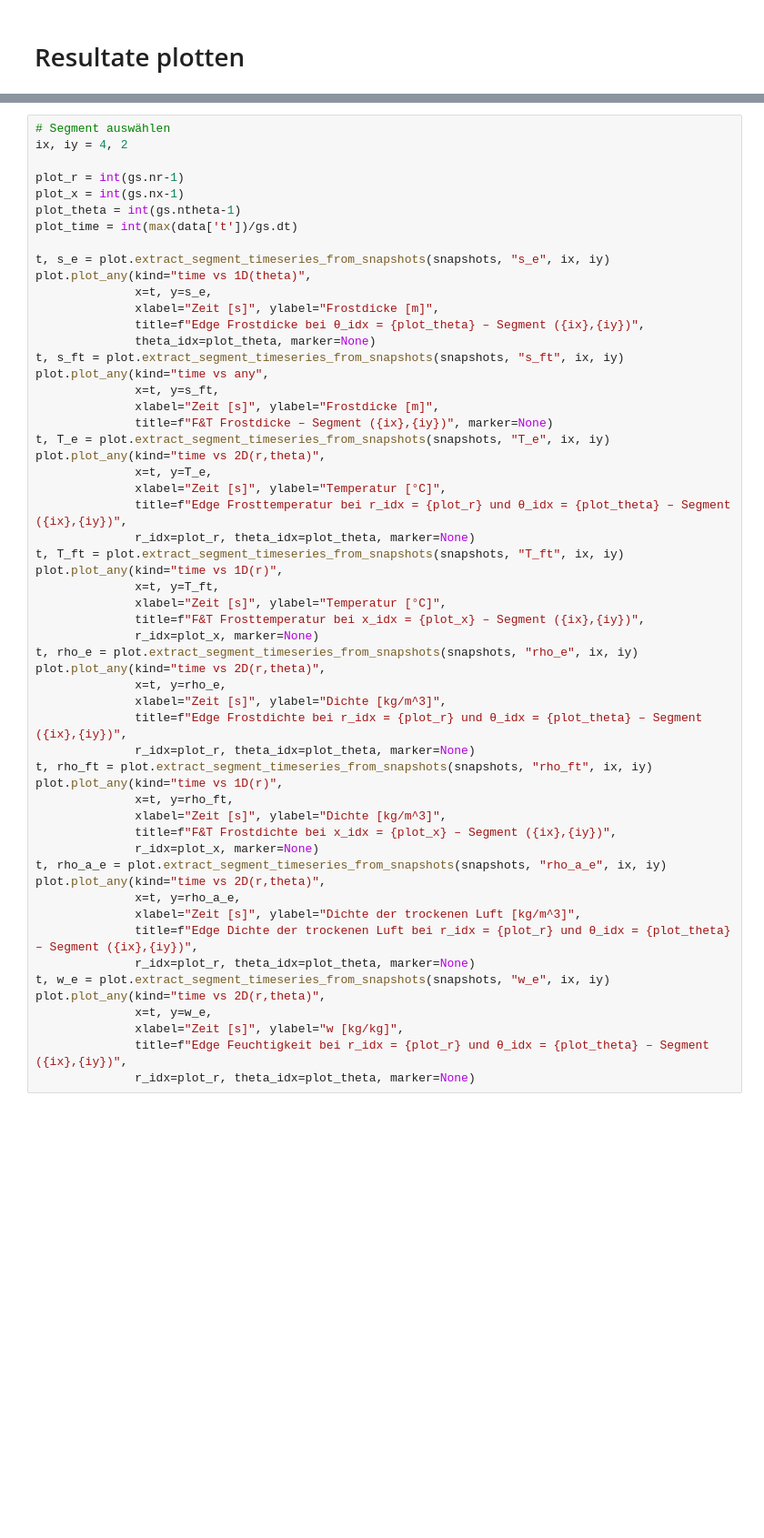
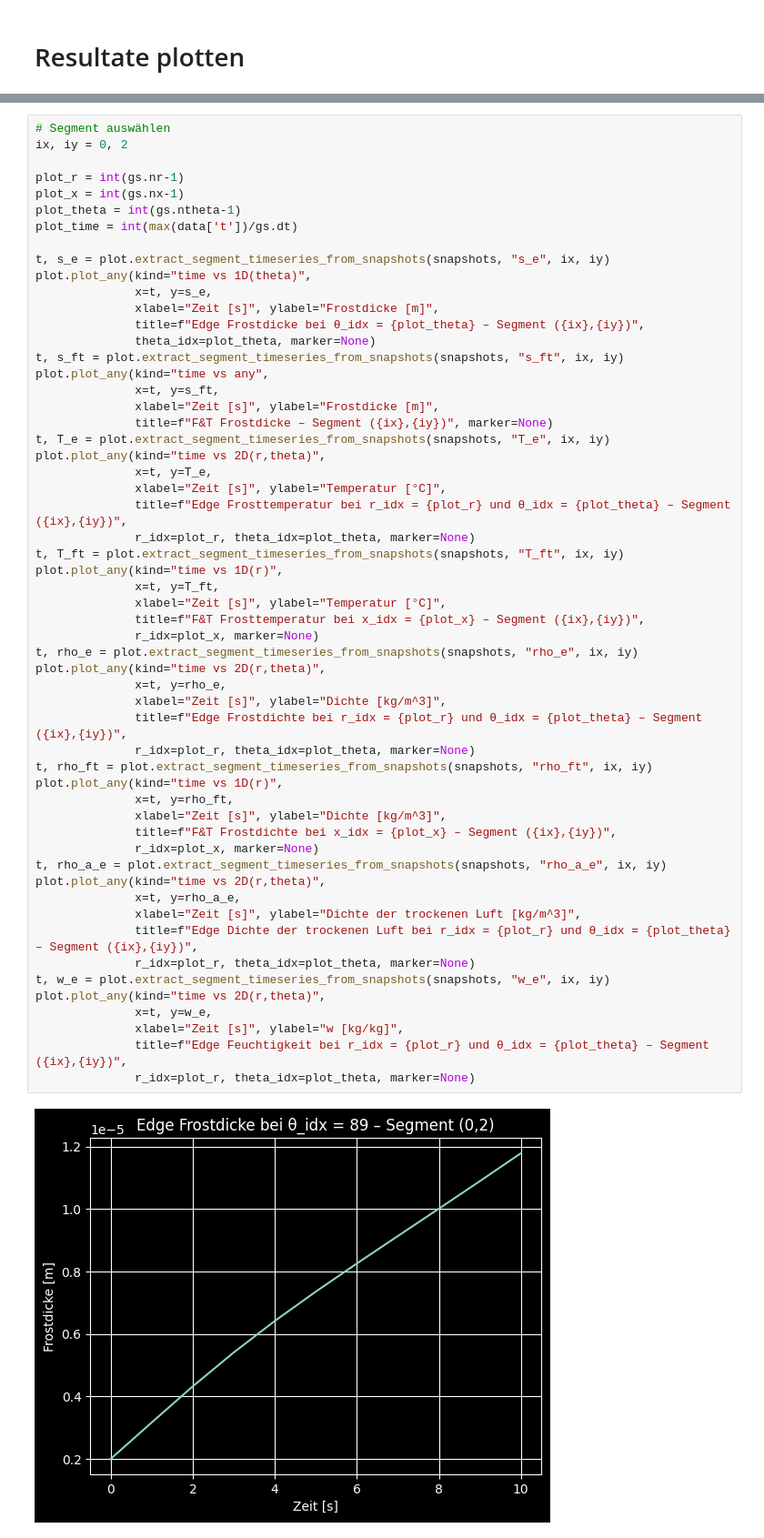
Before and after one commit to Lakito0100/MSE_VT1_luethluk, a Jupyter notebook: Examples/run_test.ipynb, the cells around one changed output, grey strips where cells are left out. Shown at 91% size. Drawn from its saved outputs; the diff is of its cells as text; blank space fills up the shorter version.

```diff
--- a/Examples/run_test.ipynb
+++ b/Examples/run_test.ipynb
@@ -226,6 +264,6 @@ plot.plot_any(kind="time vs any",
 # %%
 # Segment auswählen
-ix, iy = 4, 2
+ix, iy = 0, 2
 
 plot_r = int(gs.nr-1)
 plot_x = int(gs.nx-1)
@@ -252,30 +290,32 @@ plot.plot_any(kind="time vs 2D(r,theta)",
 t, T_ft = plot.extract_segment_timeseries_from_snapshots(snapshots, "T_ft", ix, iy)
 plot.plot_any(kind="time vs 1D(r)",
               x=t, y=T_ft,
               xlabel="Zeit [s]", ylabel="Temperatur [°C]",
               title=f"F&T Frosttemperatur bei x_idx = {plot_x} – Segment ({ix},{iy})",
               r_idx=plot_x, marker=None)
 t, rho_e = plot.extract_segment_timeseries_from_snapshots(snapshots, "rho_e", ix, iy)
 plot.plot_any(kind="time vs 2D(r,theta)",
               x=t, y=rho_e,
               xlabel="Zeit [s]", ylabel="Dichte [kg/m^3]",
               title=f"Edge Frostdichte bei r_idx = {plot_r} und θ_idx = {plot_theta} – Segment ({ix},{iy})",
               r_idx=plot_r, theta_idx=plot_theta, marker=None)
 t, rho_ft = plot.extract_segment_timeseries_from_snapshots(snapshots, "rho_ft", ix, iy)
 plot.plot_any(kind="time vs 1D(r)",
               x=t, y=rho_ft,
               xlabel="Zeit [s]", ylabel="Dichte [kg/m^3]",
               title=f"F&T Frostdichte bei x_idx = {plot_x} – Segment ({ix},{iy})",
               r_idx=plot_x, marker=None)
 t, rho_a_e = plot.extract_segment_timeseries_from_snapshots(snapshots, "rho_a_e", ix, iy)
 plot.plot_any(kind="time vs 2D(r,theta)",
               x=t, y=rho_a_e,
               xlabel="Zeit [s]", ylabel="Dichte der trockenen Luft [kg/m^3]",
               title=f"Edge Dichte der trockenen Luft bei r_idx = {plot_r} und θ_idx = {plot_theta} – Segment ({ix},{iy})",
               r_idx=plot_r, theta_idx=plot_theta, marker=None)
 t, w_e = plot.extract_segment_timeseries_from_snapshots(snapshots, "w_e", ix, iy)
 plot.plot_any(kind="time vs 2D(r,theta)",
               x=t, y=w_e,
               xlabel="Zeit [s]", ylabel="w [kg/kg]",
               title=f"Edge Feuchtigkeit bei r_idx = {plot_r} und θ_idx = {plot_theta} – Segment ({ix},{iy})",
               r_idx=plot_r, theta_idx=plot_theta, marker=None)
+# %% [output]
+[figure, added]
```
Also changed, not shown: parts of 6 cells of this notebook, 6 other files.
